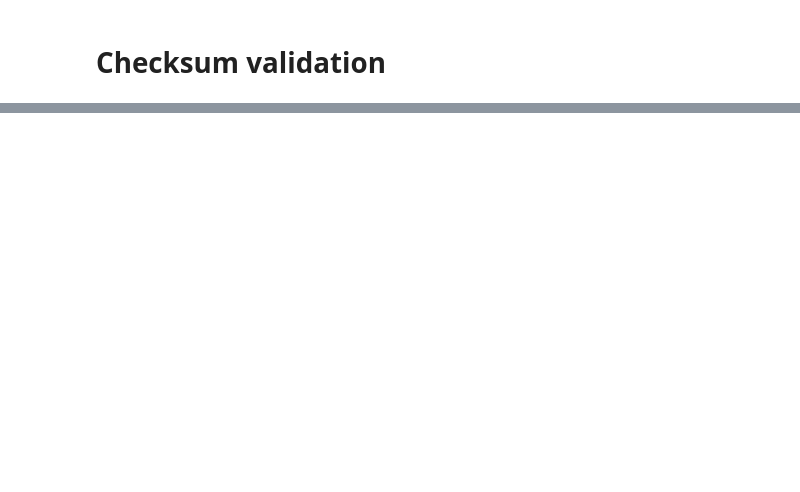
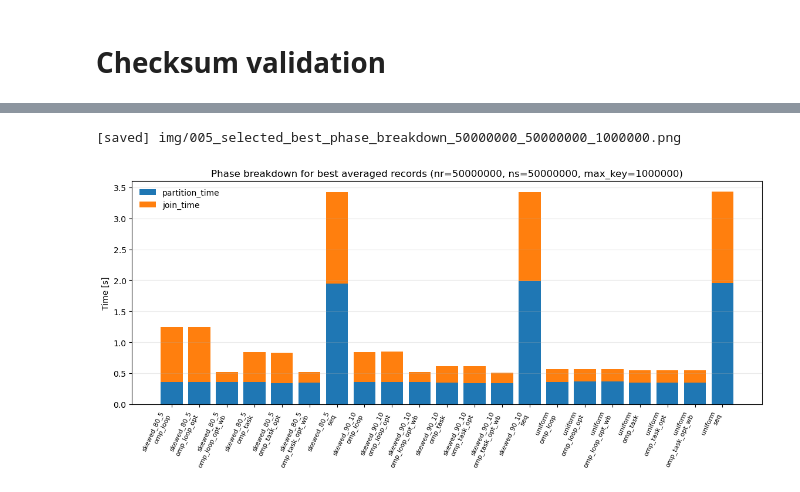
Before and after one commit to GianlucaPanzani/Optimization-of-Partitioned-Hash-Join-with-Duplicates-part_3, a Jupyter notebook: src/statistics.ipynb, the cells around one changed output, grey strips where cells are left out. Drawn from its saved outputs; the diff is of its cells as text; code cells hidden in the pictures; blank space fills up the shorter version.

```diff
--- a/src/statistics.ipynb
+++ b/src/statistics.ipynb
@@ -639,0 +445,28 @@ for metric_col, ylabel in throughput_metrics:
+# %%
+phase_required = set(problem_columns + ["dataset_type", "exec_type", "partition_time", "join_time"])
+if phase_required.issubset(selected_best_df.columns):
+    phase_df = selected_best_df.dropna(subset=["partition_time", "join_time"]).copy()
+    phase_df["label"] = phase_df["dataset_type"].astype(str) + "\n" + phase_df["exec_type"].astype(str)
+
+    for problem_key, subdf in phase_df.groupby(problem_columns, dropna=False):
+        if not isinstance(problem_key, tuple):
+            problem_key = (problem_key,)
+        subdf = subdf.sort_values(["dataset_type", "exec_type"])
+        x_positions = np.arange(len(subdf))
+
+        fig, ax = plt.subplots(figsize=(max(10.0, 0.55 * len(subdf)), 5.4))
+        ax.bar(x_positions, subdf["partition_time"], label="partition_time", color="tab:blue")
+        ax.bar(x_positions, subdf["join_time"], bottom=subdf["partition_time"], label="join_time", color="tab:orange")
+        ax.set_xticks(x_positions)
+        ax.set_xticklabels(subdf["label"], rotation=65, ha="right", fontsize=8)
+        ax.set_ylabel("Time [s]")
+        ax.set_title(f"Phase breakdown for best averaged records ({problem_label(problem_key)})")
+        ax.grid(axis="y", alpha=0.25)
+        ax.legend(frameon=False)
+        fig.tight_layout()
+        show_and_save(fig, f"selected_best_phase_breakdown_{'_'.join(fmt_num(v) for v in problem_key)}")
+else:
+    print(f"Skipping phase breakdown: missing {sorted(phase_required - set(selected_best_df.columns))}")
+# %% [output]
+[saved] img/005_selected_best_phase_breakdown_50000000_50000000_1000000.png
+[figure, added]
```
Also changed, not shown: parts of 40 cells of this notebook, 29 other files.
